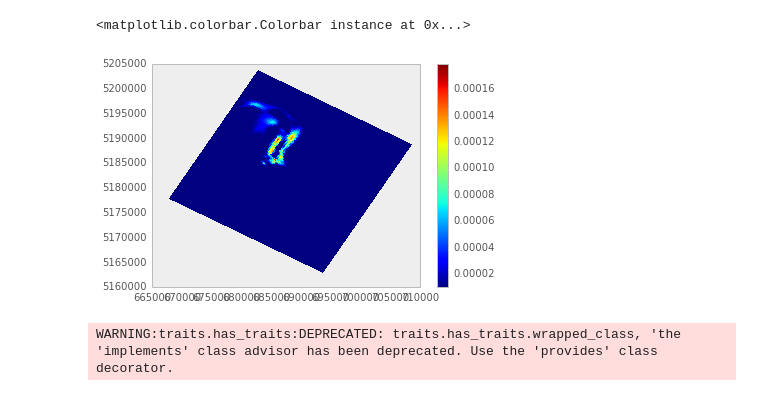
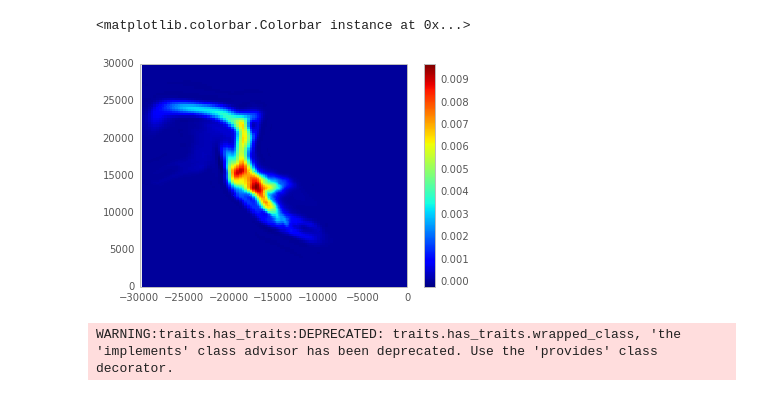
Before and after one commit to SiggyF/notebooks, a Jupyter notebook: sediment.ipynb, the cells around one changed output. Drawn from its saved outputs; the diff is of its cells as text; code cells hidden in the pictures.

Commit message:
plot

```diff
--- a/sediment.ipynb
+++ b/sediment.ipynb
@@ -23,0 +11,24 @@ X.shape, Y.shape, Z.shape
+# %%
+var = ds.variables['suspsedconc']
+depth = ds.variables['depth'][1:-1,1:-1]
+waterlevel = ds.variables['waterlevel'][0, 1:-1, 1:-1]
+x = ds.variables['x'][1:-1,1:-1]
+y = ds.variables['y'][1:-1,1:-1]
+
+grid_x = ds.variables['grid_x'][1:-1,1:-1,:]
+grid_y = ds.variables['grid_y'][1:-1,1:-1,:]
+layer_interf = ds.variables['LayerInterf'][:].squeeze()
+layer = ds.variables['Layer'][:].squeeze()
+    # sigma positive upward
+Z = -np.tile(layer_interf, x.shape + (1,)) \
+    * np.repeat((depth + waterlevel)[:,:,np.newaxis], layer_interf.shape[0], 2) \
+    - np.repeat(depth[:,:,np.newaxis], layer_interf.shape[0],2)
+    # total water depth
+    # total water height from bottom
+
+# convert from structured (curvilinear) to rectilinear grid
+pts = [shapely.geometry.Point(x_, y_) for x_, y_ in np.c_[x[0], y[0]]]
+distances_x = -np.array([pts[0].distance(pts[i]) for i in range(len(pts))])
+pts = [shapely.geometry.Point(x_, y_) for x_, y_ in np.c_[x[:,0], y[:,0]]]
+distances_y = np.array([pts[0].distance(pts[i]) for i in range(len(pts))])
+distances_x.shape, distances_y.shape, x.shape, depth.shape, Z.shape
@@ -24,10 +55,11 @@ X.shape, Y.shape, Z.shape
 # %%
 data = var[60,...]
 data = data.squeeze()[:,1:-1,1:-1]
-print(data.shape)
-
-#data[data>=0.00015] = 0.00016
+# roll the first dimension to the end
+data = np.rollaxis(data, 0, 3)
+# data[data>=0.00015] = 0.00016
 #data[data<0] = 0.0
-data[data<=0.00001] = 0.00001
+#data[data<=0.00001] = 0.00001
 #data = np.log10(data)
+x.shape, data[0].shape
 # %% [output]
@@ -35,8 +121,8 @@ data[data<=0.00001] = 0.00001
 # %%
-plt.pcolormesh(x, y, data[15,...])
+plt.pcolormesh(distances_x, distances_y, data[:-1, :-1, -10])
 plt.colorbar()
 # %% [output]
 <matplotlib.colorbar.Colorbar instance at 0x...>
-[figure, old version]
+[figure, new version]
 # %%
 import mayavi.mlab as mlab
```
Also changed, not shown: parts of 9 cells of this notebook, 1 other file.
